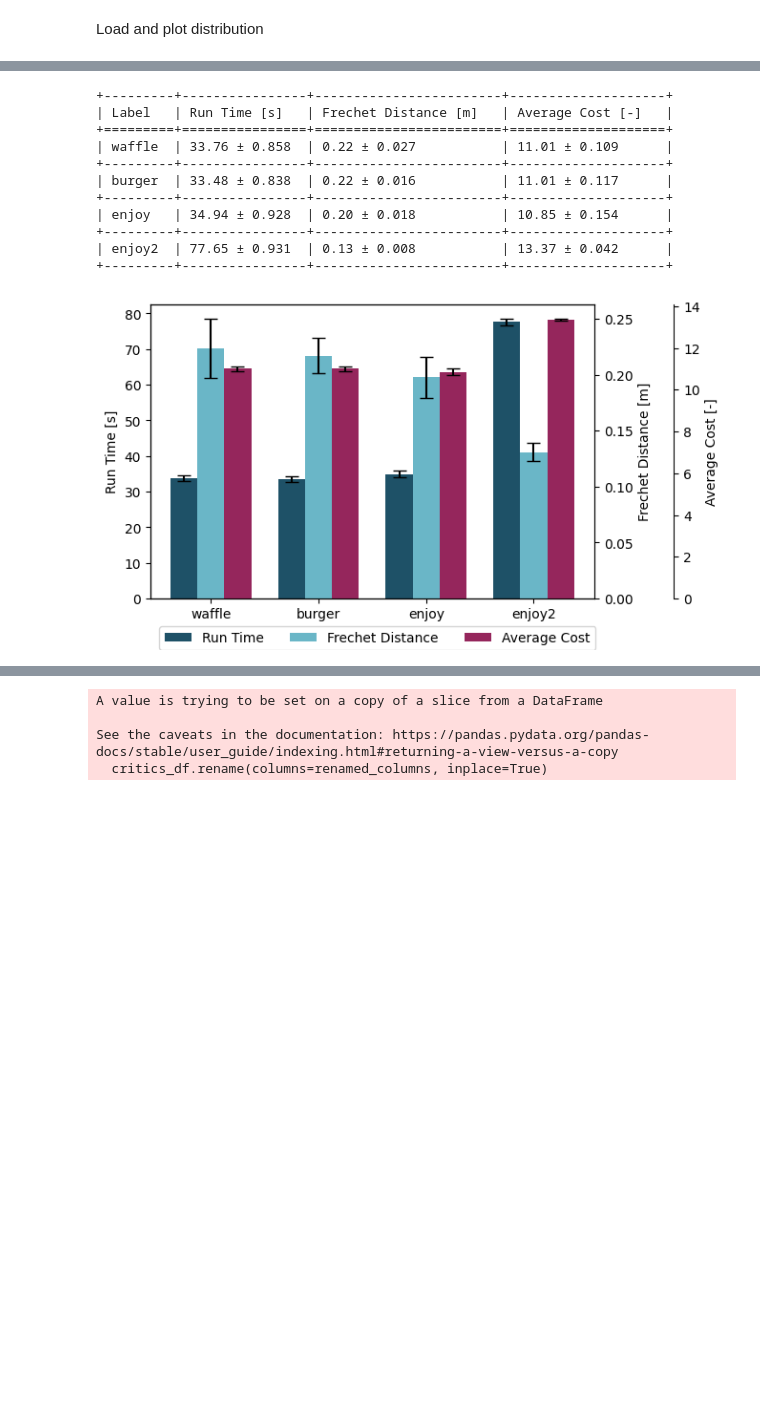
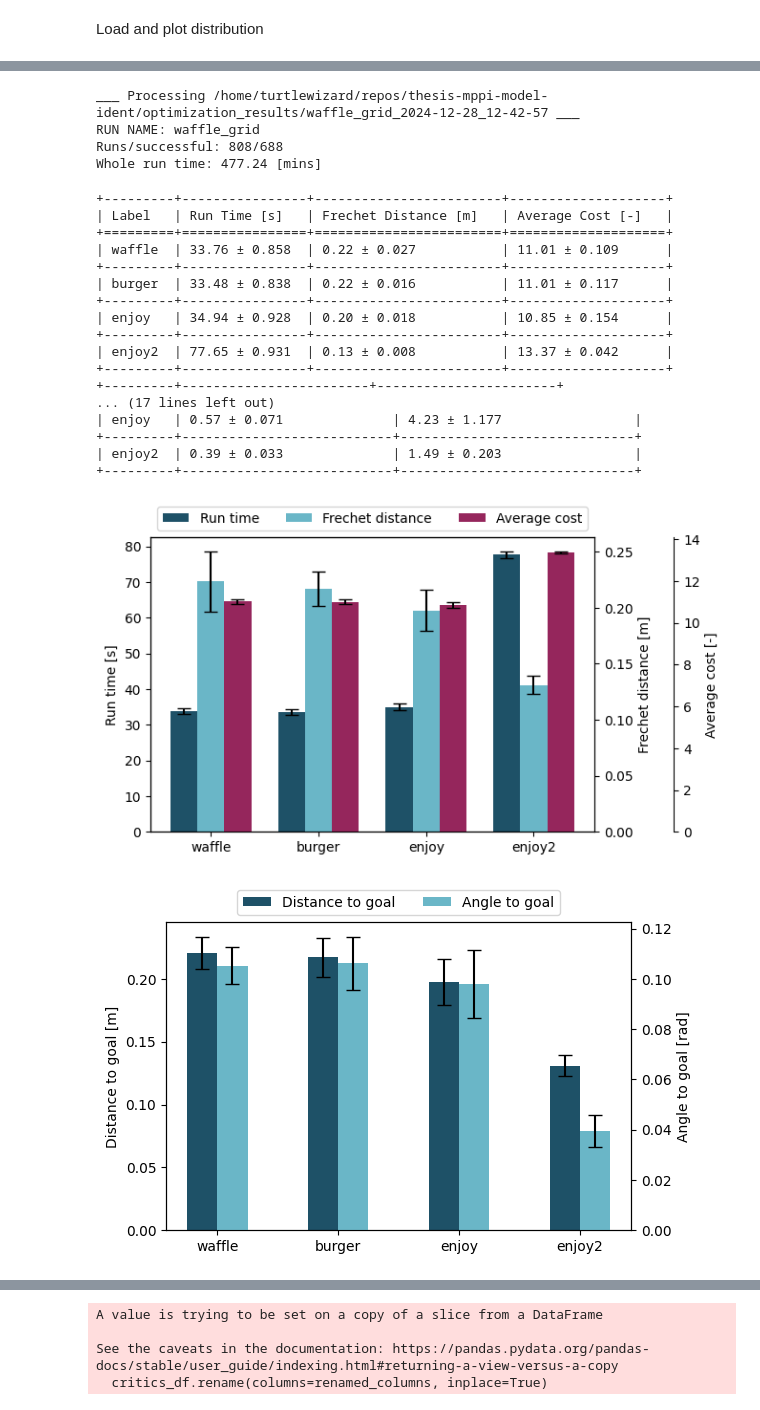
Before and after one commit to turtlewizard73/thesis-mppi-model-ident, a Jupyter notebook: workspace/src/controller_optimization/plots.ipynb, the cells around one changed output, grey strips where cells are left out. Drawn from its saved outputs; the diff is of its cells as text; code cells hidden in the pictures; blank space fills up the shorter version.

```diff
--- a/workspace/src/controller_optimization/plots.ipynb
+++ b/workspace/src/controller_optimization/plots.ipynb
@@ -57,16 +77,37 @@ Whole run time: 132.10 [mins]
+# %%
+# __________ GRID TRIALS __________
+waffle_grid_path = WORK_DIR + '/waffle_grid_2024-12-28_12-42-57'
+
+waffle_grid_data = eval_trial_data(waffle_grid_path)
+# %% [output]
+___ Processing /home/turtlewizard/repos/thesis-mppi-model-ident/optimization_results/waffle_grid_2024-12-28_12-42-57 ___
+RUN NAME: waffle_grid
+Runs/successful: 808/688
+Whole run time: 477.24 [mins]
 # %%
 fig = plot_time_frechet(trial_datas_std)
+
+fig2 = plot_distance_angle(trial_datas_std)
+
+fig3 = plot_rms(trial_datas_std)
 plt.show()
 # %% [output]
 +---------+----------------+------------------------+--------------------+
 | Label   | Run Time [s]   | Frechet Distance [m]   | Average Cost [-]   |
 +=========+================+========================+====================+
 | waffle  | 33.76 ± 0.858  | 0.22 ± 0.027           | 11.01 ± 0.109      |
 +---------+----------------+------------------------+--------------------+
 | burger  | 33.48 ± 0.838  | 0.22 ± 0.016           | 11.01 ± 0.117      |
 +---------+----------------+------------------------+--------------------+
 | enjoy   | 34.94 ± 0.928  | 0.20 ± 0.018           | 10.85 ± 0.154      |
 +---------+----------------+------------------------+--------------------+
 | enjoy2  | 77.65 ± 0.931  | 0.13 ± 0.008           | 13.37 ± 0.042      |
 +---------+----------------+------------------------+--------------------+
++---------+------------------------+-----------------------+
+... (17 lines left out)
+| enjoy   | 0.57 ± 0.071              | 4.23 ± 1.177                 |
++---------+---------------------------+------------------------------+
+| enjoy2  | 0.39 ± 0.033              | 1.49 ± 0.203                 |
++---------+---------------------------+------------------------------+
-[figure, old version]
+[figure, new version]
+[figure, added]
```
Also changed, not shown: parts of 13 cells of this notebook, 3 other files.
